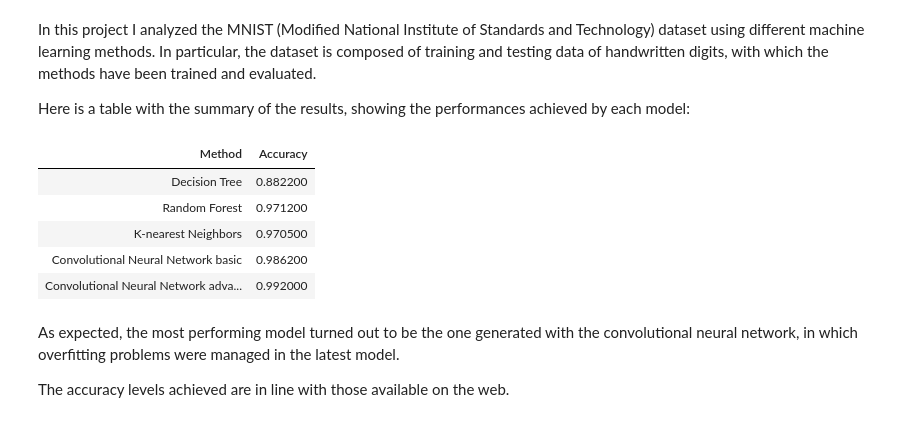
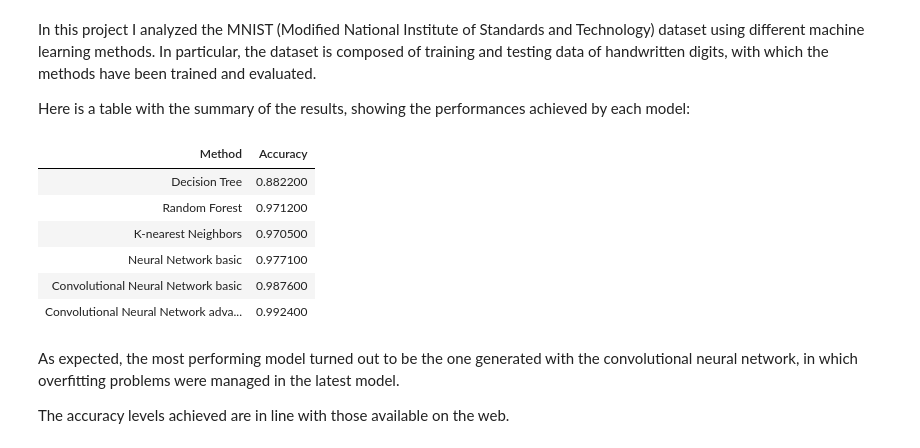
Before and after one commit to matteoorlandi5/machine_learning_project, a Jupyter notebook: Matteo_Orlandi_project.ipynb, the cells around one changed output. Cells and saved outputs as stored; diff of their text form; code cells hidden in the pictures.

```diff
--- a/Matteo_Orlandi_project.ipynb
+++ b/Matteo_Orlandi_project.ipynb
@@ -487,0 +503,5 @@ labels_test=tf.keras.utils.to_categorical(labels_test)
+# %%
+NN_model = Sequential()
+NN_model.add(Flatten(input_shape=(28,28)))
+NN_model.add(Dense(100, activation='relu'))
+NN_model.add(Dense(10, activation='softmax'))
@@ -487,0 +510,6 @@ labels_test=tf.keras.utils.to_categorical(labels_test)
+# %%
+NN_model.compile(loss='categorical_crossentropy',
+              optimizer='adam',
+              metrics=['accuracy'])
+
+NN_model.summary()
@@ -487,0 +545,4 @@ labels_test=tf.keras.utils.to_categorical(labels_test)
+# %%
+history=NN_model.fit(images_train,
+                  labels_train,
+                  epochs=5, validation_data=(images_test,labels_test))
@@ -487,0 +591,13 @@ labels_test=tf.keras.utils.to_categorical(labels_test)
+# %%
+NN_pred_basic = NN_model.predict(images_test)
+NN0_pred_basic=list()
+NN0_lab_basic=list()
+for i in range(len(NN_pred_basic)):
+    NN0_pred_basic.append(np.argmax(NN_pred_basic[i]))
+for i in range(len(labels_test)):
+    NN0_lab_basic.append(np.argmax(labels_test[i]))
+
+NN0_matrix_basic = confusion_matrix(NN0_pred_basic, NN0_lab_basic)
+sns.heatmap(NN0_matrix_basic, annot=True, fmt="d", cmap="Blues")
+NN0_accuracy_basic=accuracy_score(NN0_pred_basic,NN0_lab_basic)
+print('Accuracy:', NN0_accuracy_basic)
@@ -737,31 +856,32 @@ In particular, the dataset is composed of training and testing data of handwritt
 
 Here is a table with the summary of the results, showing the performances achieved by each model:
 # %%
-Accuracy_list=[DT_accuracy_final,RF_accuracy_final,K_accuracy_final,CNN_accuracy_basic,CNN_accuracy_adv]
+Accuracy_list=[DT_accuracy_final,RF_accuracy_final,K_accuracy_final,NN0_accuracy_basic,CNN_accuracy_basic,CNN_accuracy_adv]
 df_summary=pd.DataFrame(
-dict(Method=["Decision Tree","Random Forest","K-nearest Neighbors","Convolutional Neural Network basic","Convolutional Neural Network advanced"],
+dict(Method=["Decision Tree","Random Forest","K-nearest Neighbors","Neural Network basic","Convolutional Neural Network basic","Convolutional Neural Network advanced"],
      Accuracy=Accuracy_list),
 columns=["Method", "Accuracy"])
 df_summary.style.set_table_styles(
 [{'selector': 'tr:nth-of-type(odd)',
   'props': [('background', '#eee')]},
  {'selector': 'tr:nth-of-type(even)',
   'props': [('background', 'white')]},
  {'selector': 'th',
   'props': [('background', '#606060'),
             ('color', 'white'),
             ('font-family', 'verdana')]},
  {'selector': 'td',
   'props': [('font-family', 'verdana')]},
 ]
 ).set_properties(subset=["Method", "Accuracy"],**{'text-align': 'left'}).hide_index()
 # %% [output]
 | Method | Accuracy |
 | Decision Tree | 0.882200 |
 | Random Forest | 0.971200 |
 | K-nearest Neighbors | 0.970500 |
-| Convolutional Neural Network basic | 0.986200 |
-| Convolutional Neural Network adva... | 0.992000 |
+| Neural Network basic | 0.977100 |
+| Convolutional Neural Network basic | 0.987600 |
+| Convolutional Neural Network adva... | 0.992400 |
 # %% [markdown]
 As expected, the most performing model turned out to be the one generated with the convolutional neural network, in which overfitting problems were managed in the latest model.
 
```
Also changed, not shown: parts of 27 cells of this notebook.
